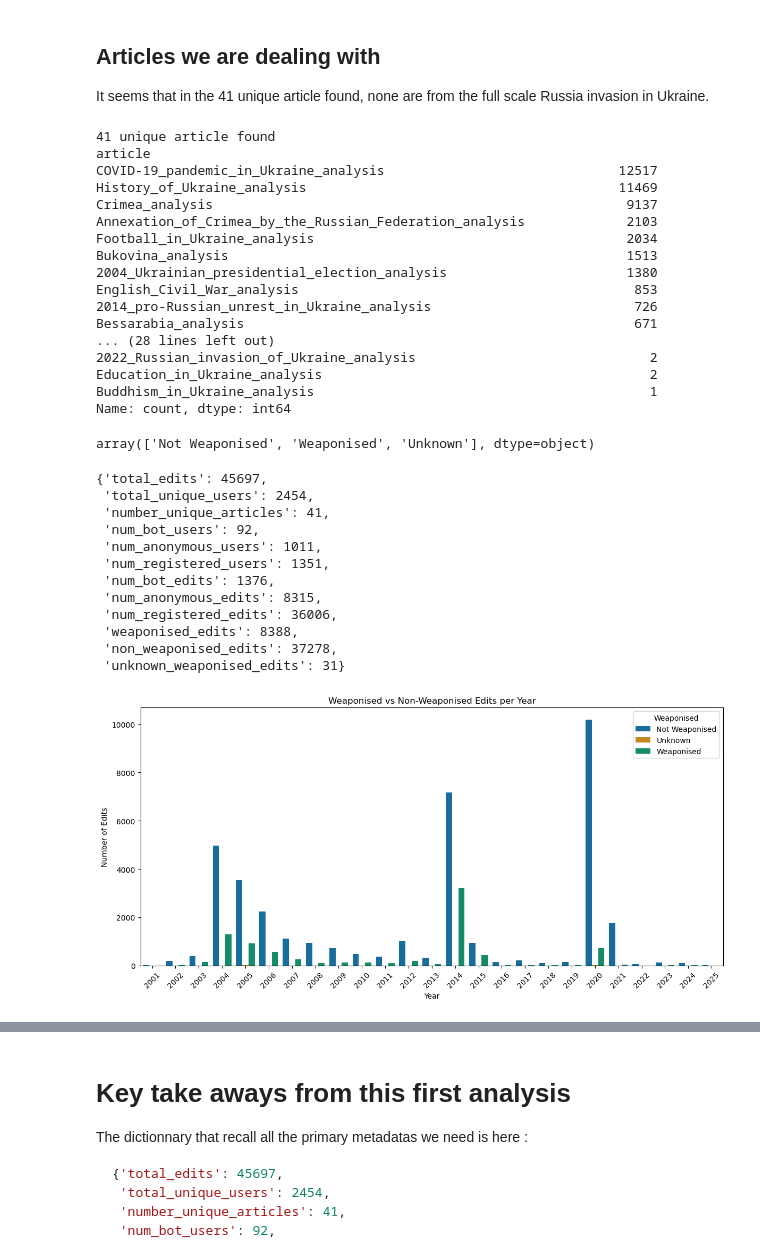
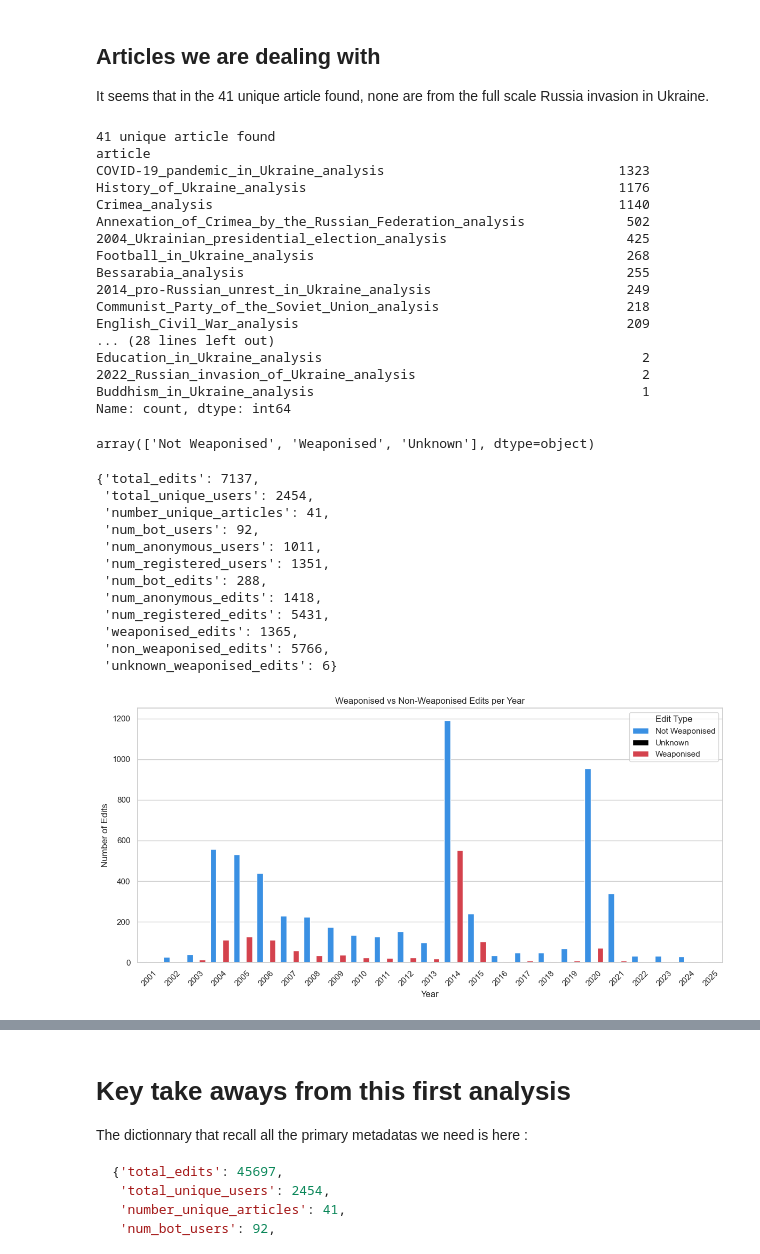
Before and after one commit to dh-epfl-students/dhlab-cultural-weaponisation-ukraine-benchmark, a Jupyter notebook: notebooks/maxime_all_users_analysis_.ipynb, the cells around one changed output, grey strips where cells are left out. Saved outputs shown, nothing was run; the diff lists cells and outputs as text; code cells hidden in the pictures.

```diff
--- a/notebooks/maxime_all_users_analysis_.ipynb
+++ b/notebooks/maxime_all_users_analysis_.ipynb
@@ -5,4 +8,5 @@ df = pd.read_csv("../datas/interim/matched_edits_all.csv")
 # %%
+df = df.drop_duplicates(subset=['user', 'date'])
 df.head()
 # %% [output]
 |  | article | user | date | comment | llm_output | weaponised | ngram | df_index | row_index_matched | ... |
@@ -41,20 +46,20 @@ print(df["article"].value_counts())
 # %% [output]
 41 unique article found
 article
-COVID-19_pandemic_in_Ukraine_analysis                              12517
-History_of_Ukraine_analysis                                        11469
-Crimea_analysis                                                     9137
-Annexation_of_Crimea_by_the_Russian_Federation_analysis             2103
-Football_in_Ukraine_analysis                                        2034
-Bukovina_analysis                                                   1513
-2004_Ukrainian_presidential_election_analysis                       1380
-English_Civil_War_analysis                                           853
-2014_pro-Russian_unrest_in_Ukraine_analysis                          726
-Bessarabia_analysis                                                  671
+COVID-19_pandemic_in_Ukraine_analysis                              1323
+History_of_Ukraine_analysis                                        1176
+Crimea_analysis                                                    1140
+Annexation_of_Crimea_by_the_Russian_Federation_analysis             502
+2004_Ukrainian_presidential_election_analysis                       425
+Football_in_Ukraine_analysis                                        268
+Bessarabia_analysis                                                 255
+2014_pro-Russian_unrest_in_Ukraine_analysis                         249
+Communist_Party_of_the_Soviet_Union_analysis                        218
+English_Civil_War_analysis                                          209
 ... (28 lines left out)
-2022_Russian_invasion_of_Ukraine_analysis                              2
-Education_in_Ukraine_analysis                                          2
-Buddhism_in_Ukraine_analysis                                           1
+Education_in_Ukraine_analysis                                         2
+2022_Russian_invasion_of_Ukraine_analysis                             2
+Buddhism_in_Ukraine_analysis                                          1
 Name: count, dtype: int64
 # %%
 import seaborn as sns
@@ -109,34 +114,47 @@ all_users_data = {
 
 all_users_data
 # %% [output]
-{'total_edits': 45697,
+{'total_edits': 7137,
  'total_unique_users': 2454,
  'number_unique_articles': 41,
  'num_bot_users': 92,
  'num_anonymous_users': 1011,
  'num_registered_users': 1351,
- 'num_bot_edits': 1376,
- 'num_anonymous_edits': 8315,
- 'num_registered_edits': 36006,
- 'weaponised_edits': 8388,
- 'non_weaponised_edits': 37278,
- 'unknown_weaponised_edits': 31}
+ 'num_bot_edits': 288,
+ 'num_anonymous_edits': 1418,
+ 'num_registered_edits': 5431,
+ 'weaponised_edits': 1365,
+ 'non_weaponised_edits': 5766,
+ 'unknown_weaponised_edits': 6}
 # %%
+custom_palette = {
+    "Weaponised": "#ed2939",      # red
+    "Not Weaponised": "#1e90ff",   # royal blue
+    "Unknown": "#000"
+}
+
 df_counts = df.groupby(["year", "weaponised"]).size().reset_index(name="count")
 
-sns.set_palette("colorblind")
 plt.figure(figsize=(12, 6))
-sns.barplot(data=df_counts, x="year", y="count", hue="weaponised")
+sns.barplot(
+    data=df_counts,
+    x="year",
+    y="count",
+    hue="weaponised",
+    palette=custom_palette
+)
 
 plt.title("Weaponised vs Non-Weaponised Edits per Year")
 plt.xlabel("Year")
 plt.ylabel("Number of Edits")
-plt.legend(title="Weaponised")
+plt.legend(title="Edit Type")
 plt.xticks(rotation=45)
 plt.tight_layout()
+fig_title = 'Weaponised vs Non-Weaponised Edits per Year'
+plt.savefig(f"../plots/All Users Analysis/{fig_title}.png", dpi=300, bbox_inches='tight')
 plt.show()
 # %% [output]
-[figure, old version]
+[figure, new version]
 # %%
 import pandas as pd
 import seaborn as sns
```
Also changed, not shown: parts of 22 cells of this notebook, 18 other files.
